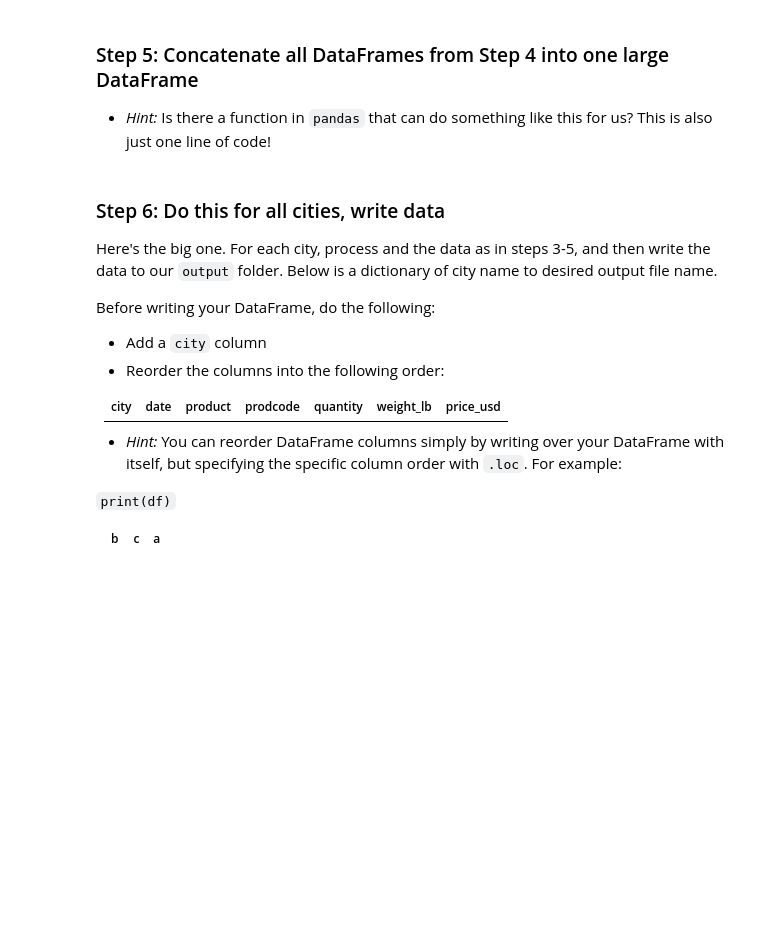
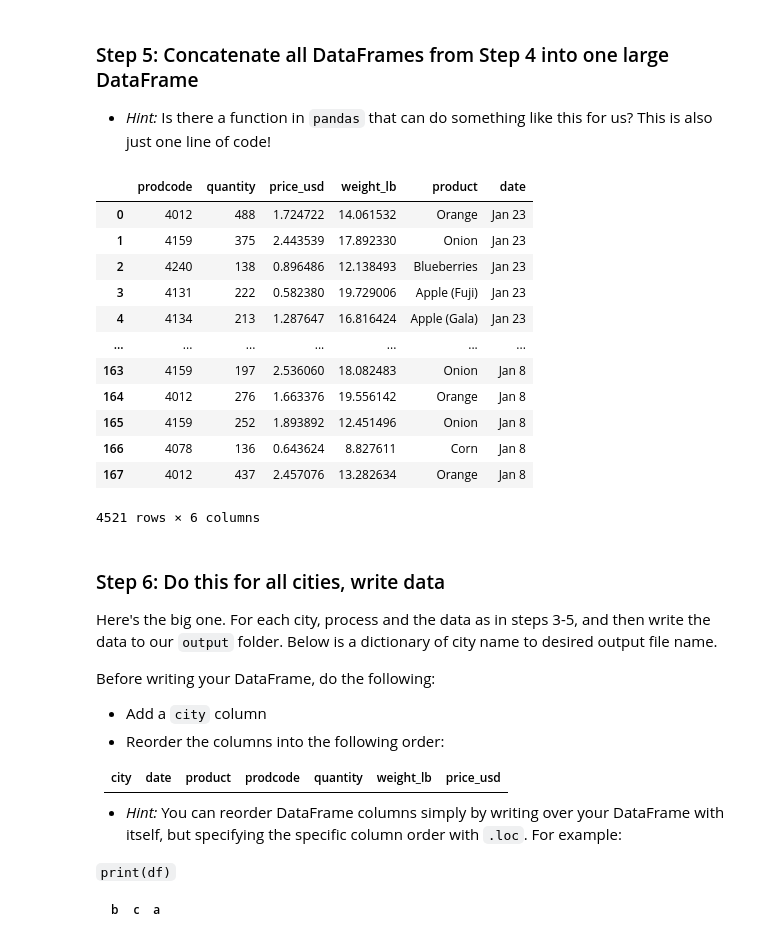
Before and after one commit to ersingt/GA, a Jupyter notebook: labs/2.02-lab-excel-madness-master/starter-code.ipynb, the cells around one changed output. Saved outputs shown, nothing was run; the diff lists cells and outputs as text; code cells hidden in the pictures; blank space fills up the shorter version.

```diff
--- a/labs/2.02-lab-excel-madness-master/starter-code.ipynb
+++ b/labs/2.02-lab-excel-madness-master/starter-code.ipynb
@@ -60,7 +60,7 @@ files
  'Jan 20.xlsx',
  'Jan 8.xlsx']
 # %%
-files.remove('.DS_Store')
+#files.remove('.DS_Store')
 # %% [markdown]
 ### Step 2: Process one data frame
 It looks like we have data for the month of January. 31 files of 10 sheets each! Luckily they are all in the same format. So let's read just one in and process that. It might be helpful to open one up in your spreadsheet viewer of choice first (Excel, Numbers, Sheets, etc.)
@@ -182,12 +196,28 @@ For each spreadsheet, process the data and store the resulting DataFrame in one
 * _Hint 1:_ A listcomp would make this whole step one line of code!
 * _Hint 2:_ You've already made that `files` variable to help you here.
 # %%
-january = [process_data('./data/' + file, 'Washington, DC') for file in files]
+january = [process_data(file, 'Washington, DC') for file in files]
 # %% [markdown]
 ### Step 5: Concatenate all DataFrames from Step 4 into one large DataFrame
 * _Hint:_ Is there a function in `pandas` that can do something like this for us? This is also just one line of code!
 # %%
 january = pd.concat(january)
+# %%
+january
+# %% [output]
+|  | prodcode | quantity | price_usd | weight_lb | product | date |
+| 0 | 4012 | 488 | 1.724722 | 14.061532 | Orange | Jan 23 |
+| 1 | 4159 | 375 | 2.443539 | 17.892330 | Onion | Jan 23 |
+| 2 | 4240 | 138 | 0.896486 | 12.138493 | Blueberries | Jan 23 |
+| 3 | 4131 | 222 | 0.582380 | 19.729006 | Apple (Fuji) | Jan 23 |
+| 4 | 4134 | 213 | 1.287647 | 16.816424 | Apple (Gala) | Jan 23 |
+| ... | ... | ... | ... | ... | ... | ... |
+| 163 | 4159 | 197 | 2.536060 | 18.082483 | Onion | Jan 8 |
+| 164 | 4012 | 276 | 1.663376 | 19.556142 | Orange | Jan 8 |
+| 165 | 4159 | 252 | 1.893892 | 12.451496 | Onion | Jan 8 |
+| 166 | 4078 | 136 | 0.643624 | 8.827611 | Corn | Jan 8 |
+| 167 | 4012 | 437 | 2.457076 | 13.282634 | Orange | Jan 8 |
+4521 rows × 6 columns
 # %% [markdown]
 ### Step 6: Do this for all cities, write data
 Here's the big one. For each city, process and the data as in steps 3-5, and then write the data to our `output` folder. Below is a dictionary of city name to desired output file name.
```
Also changed, not shown: parts of 11 cells of this notebook, 10 other files.
